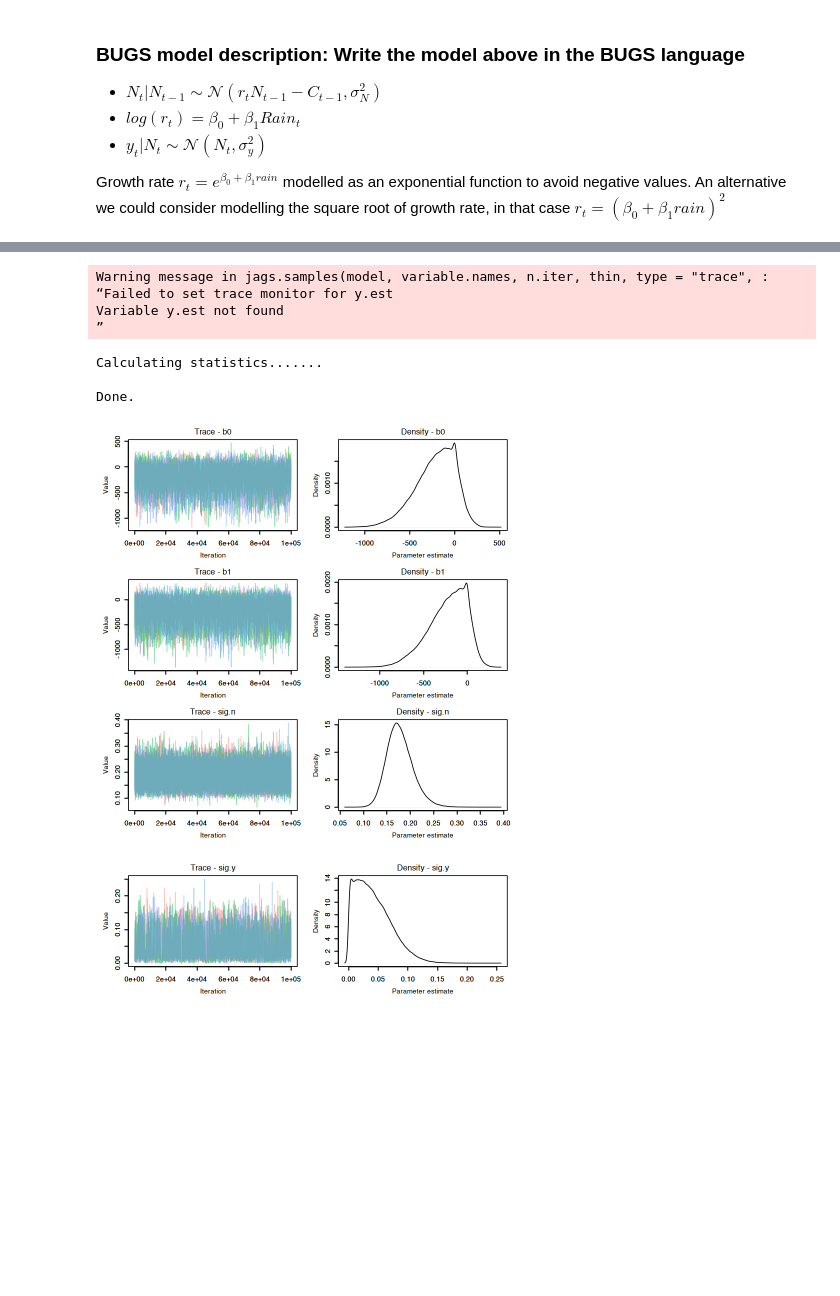
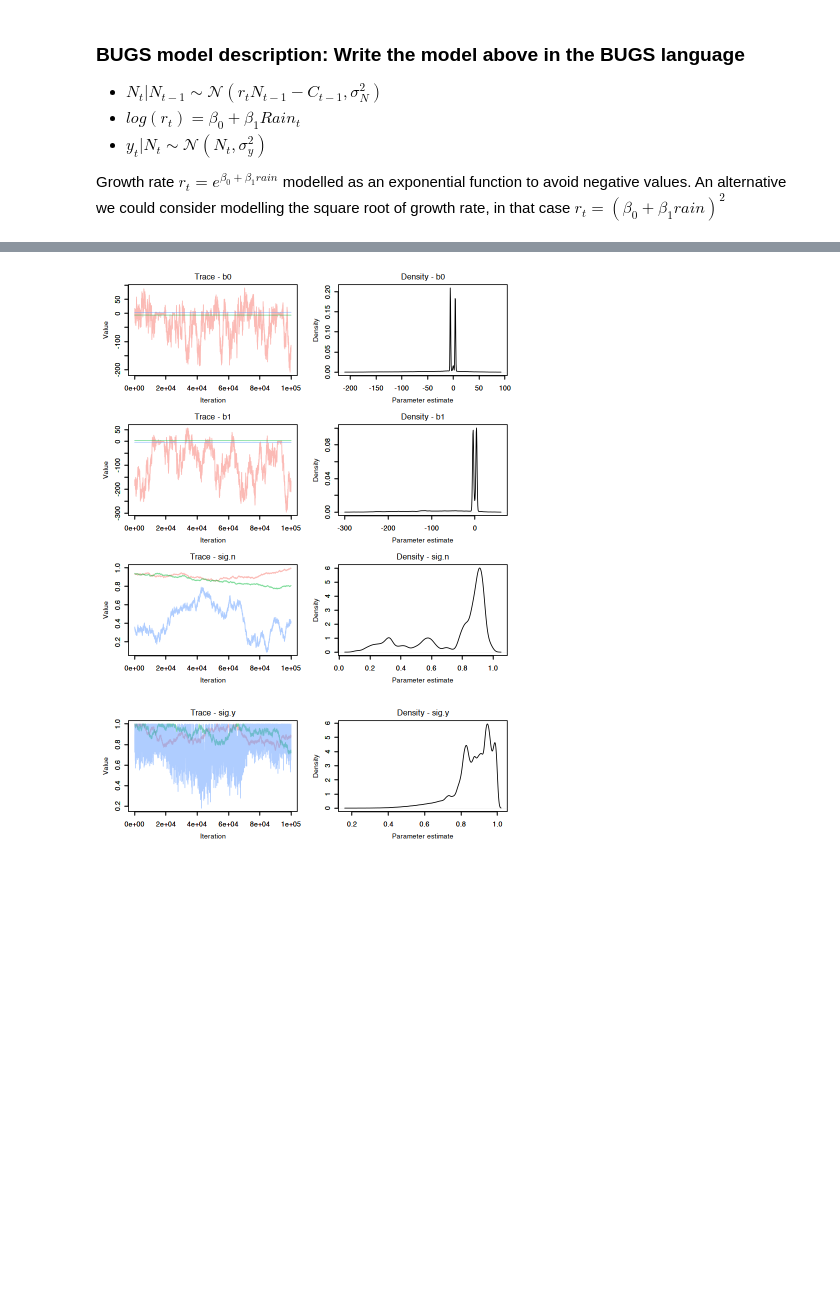
Before and after one commit to erikseulean/wildlife, a Jupyter notebook: Assignment2.ipynb, the cells around one changed output, grey strips where cells are left out. Drawn from its saved outputs; the diff is of its cells as text; code cells hidden in the pictures; blank space fills up the shorter version.

```diff
--- a/Assignment2.ipynb
+++ b/Assignment2.ipynb
@@ -188,14 +178,14 @@ model_parameters <- list(
   # We need to consider a logarithm transformation
   # as the model is modelling the logarithm of the counts
   # in order to avoid negative values
-  y = log(wildebeest$Nhat),
+  y = wildebeest$Nhat,
   # Number of years to include in the simulation
   # Each sample will contain nyrs of data
   nyrs = nrow(wildebeest),
   # Initial population estimate
   # We use the logarithm of the initial population
   # when the surveillance of the population started
-  N1 = log(wildebeest$Nhat[1])
+  N1 = wildebeest$Nhat[1]
 )
 
 
@@ -205,8 +195,8 @@ model_parameters <- list(
 # starting from the same initial configuration.
 initial_values <- function() {
   list(
-    b0 = runif(1, -5, 5),
-    b1 = runif(1, -5, 5),
+    b0 = runif(1, -2, 2),
+    b1 = runif(1, -2, 5),
     sig.n = runif(1, 0, 1),
     sig.y = runif(1, 0, 1)
   )
@@ -216,7 +206,7 @@ initial_values <- function() {
 # b0, b1, sig.n and sig.y will be monitored to see if the
 # chains converge to the posterior distribution while N.est
 # y.est will be used to draw conclusions.
-monitored_parameters <- c("b0", "b1",  "sig.n", "sig.y", "N.est")
+monitored_parameters <- c("b0", "b1",  "sig.n", "sig.y", "N")
 
 # Number of chains that we want to run
 nc <- 3
@@ -278,12 +268,5 @@ Sampling from joint posterior, 1e+05 iterations x 3 chains
-Warning message in jags.samples(model, variable.names, n.iter, thin, type = "trace", :
-“Failed to set trace monitor for y.est
-Variable y.est not found
-”
-Calculating statistics.......
-
-Done.
-[figure, old version]
+[figure, new version]
-[figure, old version]
+[figure, new version]
 # %%
 out
 # %% [output]
```
Also changed, not shown: parts of 11 cells of this notebook, 1 other file.
